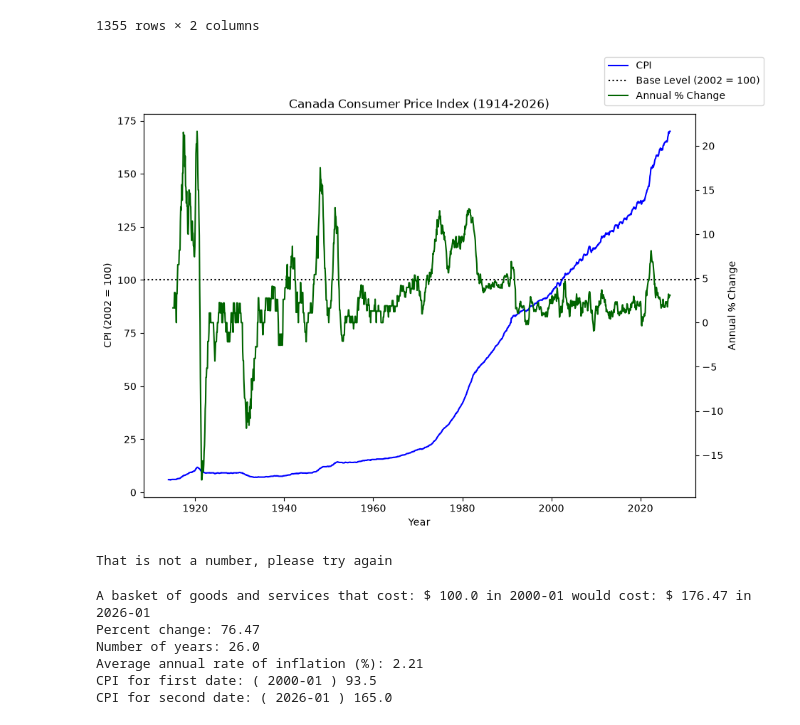
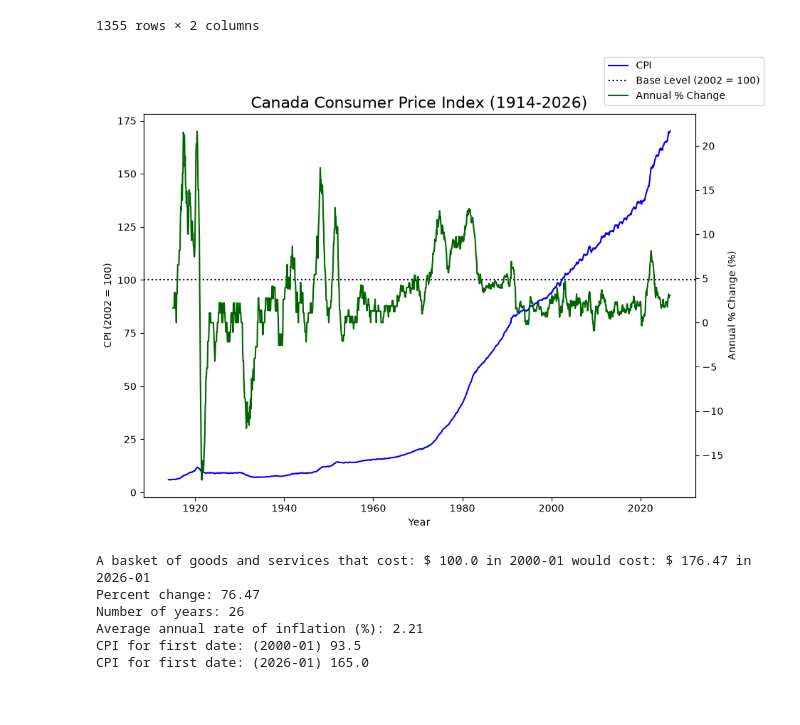
Before and after one commit to elyssadest/FINE3300-2026-A2, a Jupyter notebook: p.ipynb, the cells around one changed output. Saved outputs shown, nothing was run; the diff lists cells and outputs as text; code cells hidden in the pictures.

```diff
--- a/p.ipynb
+++ b/p.ipynb
@@ -63,36 +63,33 @@ inflation['change'] = inflation['CPI'].pct_change(12) * 100 #annual % change
 # %%
 fig, ax = plt.subplots(figsize=(10,7))
 
-ax.plot(inflation['date'], inflation['CPI'], color='blue', label='CPI')
-ax.axhline(100, color='black', linestyle=':', label='Base Level (2002 = 100)')
+ax.plot(inflation['date'], inflation['CPI'], color='blue', label='CPI') #CPI line
+ax.axhline(100, color='black', linestyle=':', label='Base Level (2002 = 100)') #dotted line at base level
 ax.set_xlabel('Year')
 ax.set_ylabel('CPI (2002 = 100)')
 
 ax2 = ax.twinx() #right side axis
 ax2.plot(inflation['date'], inflation['change'], color='darkgreen', label='Annual % Change')
-ax2.set_ylabel('Annual % Change') #axis label
+ax2.set_ylabel('Annual % Change (%)')
 
-ax.set_title('Canada Consumer Price Index (1914-2026)') # graph title
+ax.set_title('Canada Consumer Price Index (1914-2026)', fontsize = 16) #graph tite
 
-fig.legend() #gives legend for graph
+fig.legend() #legend for graph
 
 plt.savefig('cpi_graph.png')
 plt.show() # display the graph
 # %% [output]
-[figure, old version]
+[figure, new version]
 # %%
-price = 0
-while True: #keep asking until the price is a number above 0
+while True: #keep asking until price is a number above 0
     price = input('Price of goods or services: $')
-    if price.replace('.', '', 1).isnumeric(): #take out the decimal point, then check it is only numbers
-        price = float(price) #text to a number
+    if price.replace('.', '', 1).isnumeric(): #take out decimal point, check rest is numbers
+        price = float(price) #text to number
         if price > 0:
             break
         print('The price has to be more than $0, please try again')
     else:
         print('That is not a number, please try again')
-# %% [output]
-That is not a number, please try again
 # %%
 dates = list(inflation['date'].astype(str).str[:7]) #keep only the YYYY-MM part of each date
 
@@ -123,14 +122,14 @@ annual_rate = ((cpi2 / cpi1) ** (1 / years) - 1) * 100 #average yearly inflation
 # %%
 print('A basket of goods and services that cost: $', price, 'in', date1, 'would cost: $', round(new_price, 2), 'in', date2)
 print('Percent change:', round(percent_change, 2))
-print('Number of years:', round(years, 2))
+print('Number of years:', round(years))
 print('Average annual rate of inflation (%):', round(annual_rate, 2))
-print('CPI for first date: (', date1, ')', cpi1)
-print('CPI for second date: (', date2, ')', cpi2)
+print('CPI for first date: (' + date1 + ')', cpi1)
+print('CPI for first date: (' + date2 + ')', cpi2)
 # %% [output]
 A basket of goods and services that cost: $ 100.0 in 2000-01 would cost: $ 176.47 in 2026-01
 Percent change: 76.47
-Number of years: 26.0
+Number of years: 26
 Average annual rate of inflation (%): 2.21
-CPI for first date: ( 2000-01 ) 93.5
-CPI for second date: ( 2026-01 ) 165.0
+CPI for first date: (2000-01) 93.5
+CPI for first date: (2026-01) 165.0
```
Also changed, not shown: parts of 4 cells of this notebook, 2 other files.
